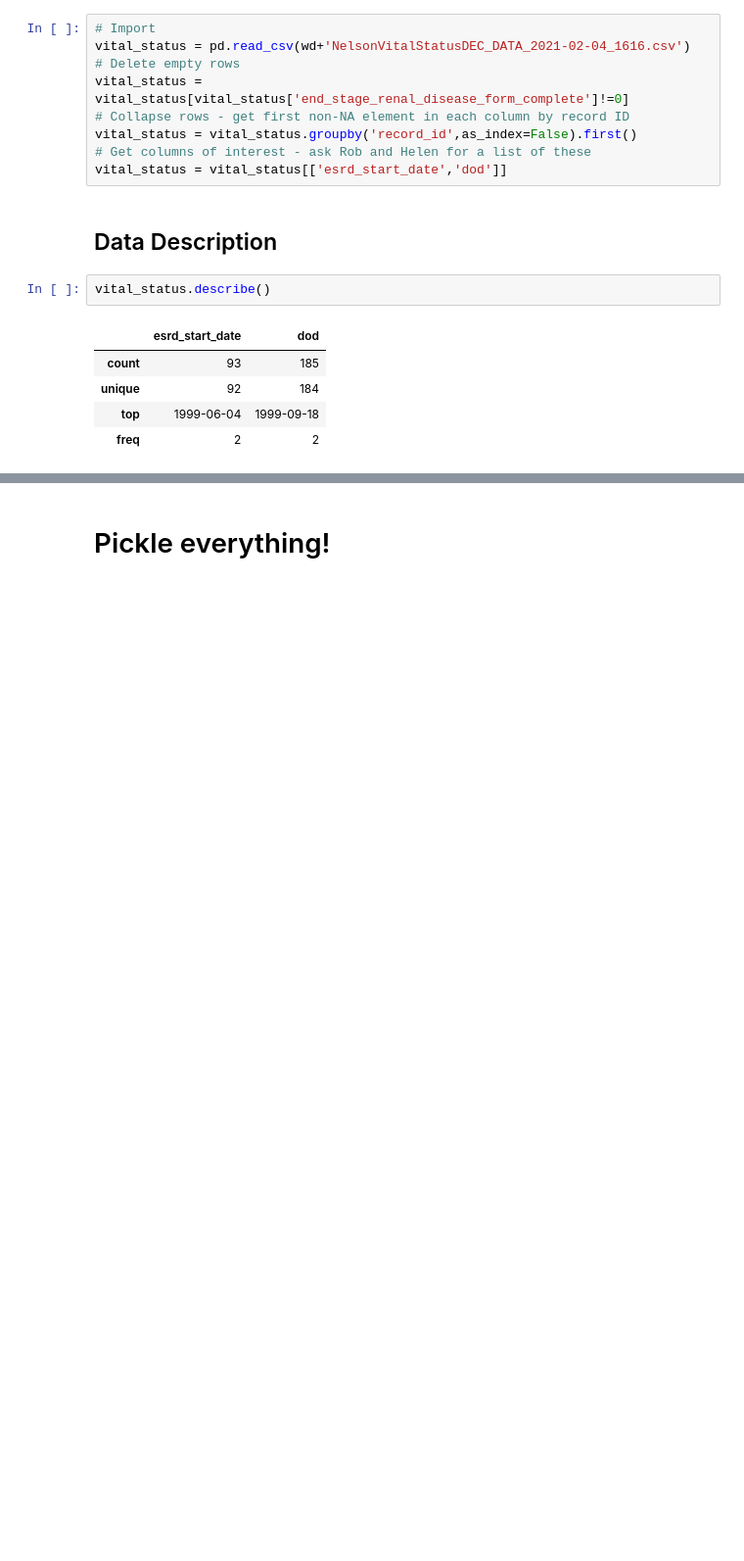
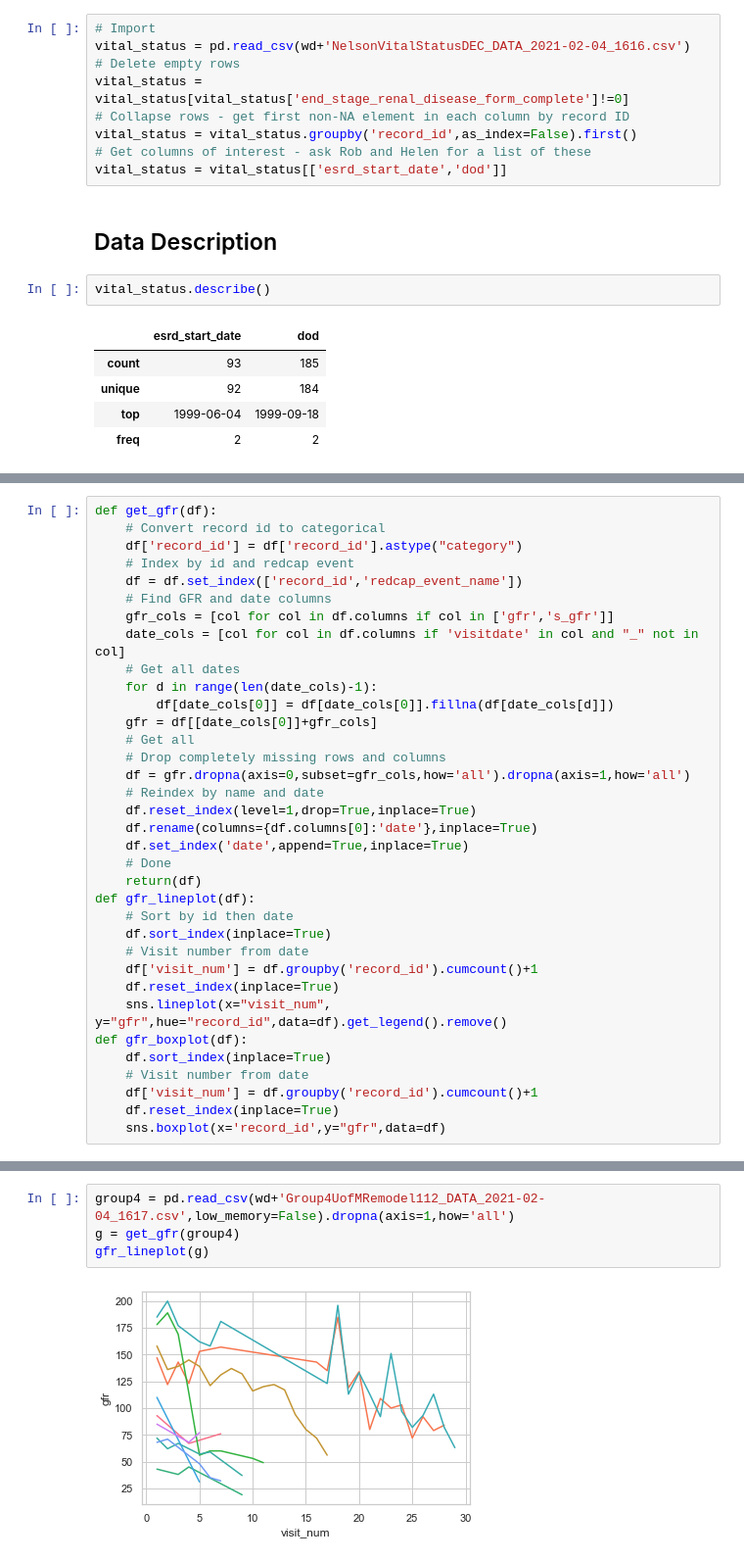
Before and after one commit to netiony/CHCO-Code, a Jupyter notebook: Petter Bjornstad/Pima/master_data/tim_merge/tim_merge.ipynb, the cells around one changed output, grey strips where cells are left out. Shown at 98% size. Cells and saved outputs as stored; diff of their text form; blank space fills up the shorter version.

Commit message:
gfr plots and formatting done

```diff
--- a/Petter Bjornstad/Pima/master_data/tim_merge/tim_merge.ipynb
+++ b/Petter Bjornstad/Pima/master_data/tim_merge/tim_merge.ipynb
@@ -27 +29,36 @@ vital_status.describe()
+# %%
+def get_gfr(df):
+    # Convert record id to categorical
+    df['record_id'] = df['record_id'].astype("category")
+    # Index by id and redcap event
+    df = df.set_index(['record_id','redcap_event_name'])
+    # Find GFR and date columns
+    gfr_cols = [col for col in df.columns if col in ['gfr','s_gfr']]
+    date_cols = [col for col in df.columns if 'visitdate' in col and "_" not in col]
+    # Get all dates
+    for d in range(len(date_cols)-1):
+        df[date_cols[0]] = df[date_cols[0]].fillna(df[date_cols[d]])
+    gfr = df[[date_cols[0]]+gfr_cols]
+    # Get all
+    # Drop completely missing rows and columns
+    df = gfr.dropna(axis=0,subset=gfr_cols,how='all').dropna(axis=1,how='all')
+    # Reindex by name and date
+    df.reset_index(level=1,drop=True,inplace=True)
+    df.rename(columns={df.columns[0]:'date'},inplace=True)
+    df.set_index('date',append=True,inplace=True)
+    # Done
+    return(df)
+def gfr_lineplot(df):
+    # Sort by id then date
+    df.sort_index(inplace=True)
+    # Visit number from date
+    df['visit_num'] = df.groupby('record_id').cumcount()+1
+    df.reset_index(inplace=True)
+    sns.lineplot(x="visit_num", y="gfr",hue="record_id",data=df).get_legend().remove()
+def gfr_boxplot(df):
+    df.sort_index(inplace=True)
+    # Visit number from date
+    df['visit_num'] = df.groupby('record_id').cumcount()+1
+    df.reset_index(inplace=True)
+    sns.boxplot(x='record_id',y="gfr",data=df)
 # %% [markdown]
@@ -54,2 +66,6 @@ gfr.dropna(axis=0,subset=gfr_cols,how='all').dropna(axis=1,how='all')
-# %% [markdown]
-# Pickle everything!
+# %%
+group4 = pd.read_csv(wd+'Group4UofMRemodel112_DATA_2021-02-04_1617.csv',low_memory=False).dropna(axis=1,how='all')
+g = get_gfr(group4)
+gfr_lineplot(g)
+# %% [output]
+[figure, added]
```
Also changed, not shown: parts of 8 cells of this notebook, 1 other file.
